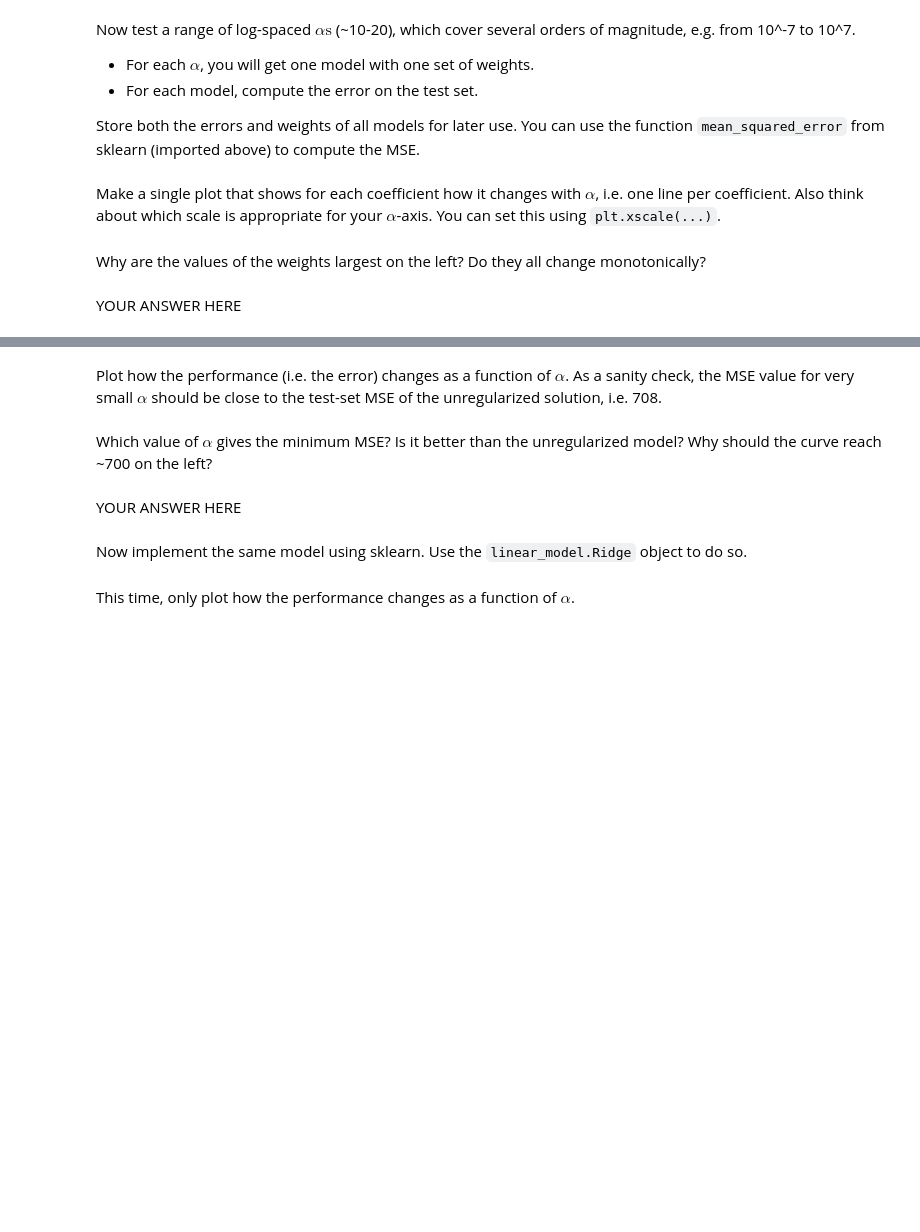
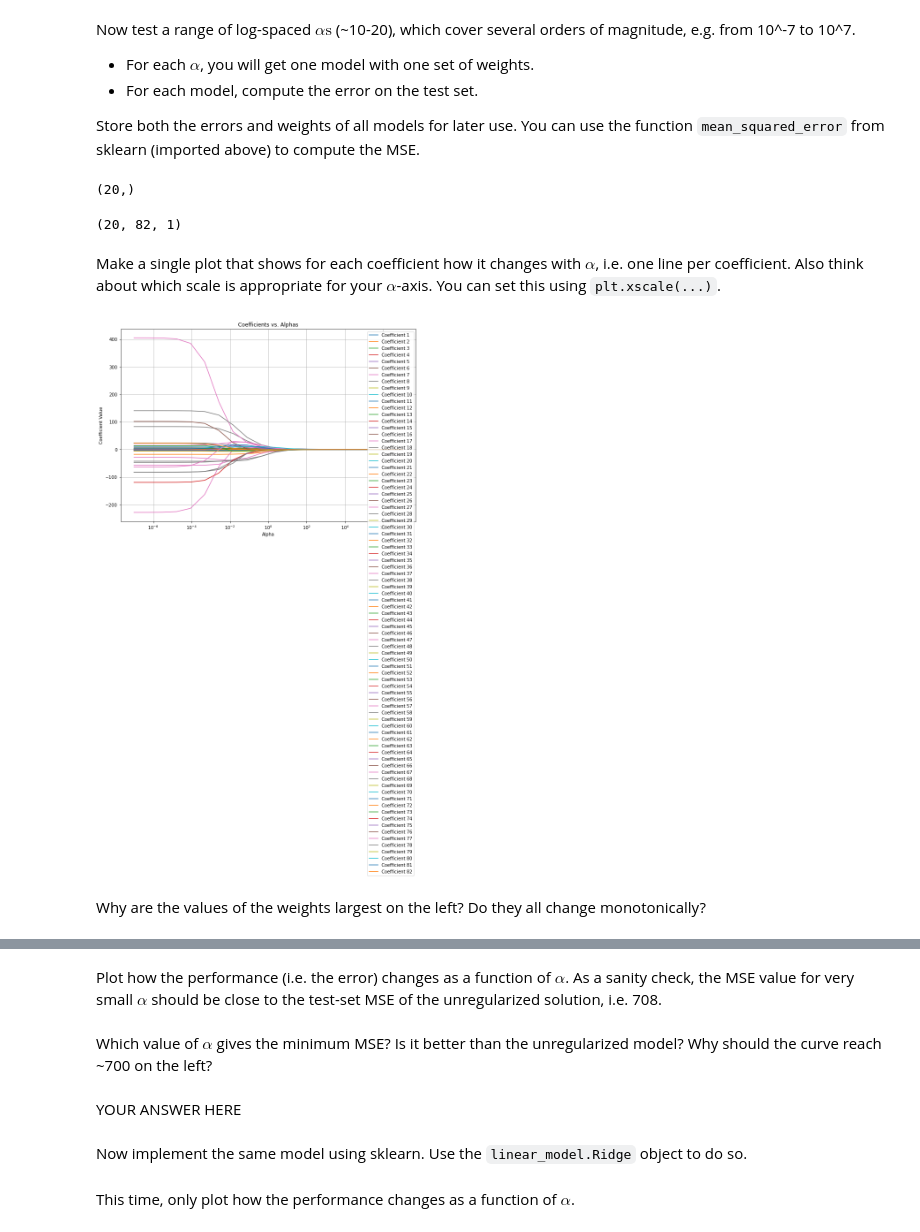
Before and after one commit to Deepak1520/Machine-Learning, a Jupyter notebook: Exercise 1/Exercise_1.ipynb, the cells around one changed output, grey strips where cells are left out. Saved outputs shown, nothing was run; the diff lists cells and outputs as text; code cells hidden in the pictures; blank space fills up the shorter version.

```diff
--- a/Exercise 1/1_Deepak_Shyam_NAME3.ipynb
+++ b/Exercise 1/Exercise_1.ipynb
@@ -362,2 +410,29 @@ alphas = np.logspace(-7, 7, 20)
+# %%
+alphas = np.logspace(-7, 7, 20)
+
+# ---------------- INSERT CODE ----------------------
+errors = []
+all_weights = []
+
+for alpha in alphas:
+    # Compute weights and predictions using ridge regression
+    weights, y_pred = ridge_regression(X_test, X_train, y_train, alpha)
+
+    # Compute MSE
+    mse = mean_squared_error(y_test, y_pred)
+
+    # Store MSE and weights
+    errors.append(mse)
+    all_weights.append(weights)
+
+# ---------------- END CODE -------------------------
+# %%
+alphas.shape
+# %% [output]
+(20,)
+# %%
+np.array(all_weights).shape
+# %% [output]
+(20, 82, 1)
 # %% [markdown]
 Make a single plot that shows for each coefficient how it changes with $\alpha$, i.e. one line per coefficient. Also think about which scale is appropriate for your $\alpha$-axis. You can set this using `plt.xscale(...)`.
@@ -366,4 +439,37 @@ Make a single plot that shows for each coefficient how it changes with $\alpha$,
+# %%
+# Plot of coefficients vs. alphas
+
+def plot_coefficients_vs_alphas(all_weights, alphas):
+
+    # Extract coefficients from all_weights
+    coefficients = np.array(all_weights).squeeze().T  # Transpose to have one coefficient per row
+
+    # Create the plot
+    plt.figure(figsize=(12, 8))
+
+    # Plot each coefficient
+    for i in range(coefficients.shape[0]):
+        plt.plot(alphas, coefficients[i,:], label=f'Coefficient {i+1}')
+
+    # Set plot labels and title
+    plt.xlabel('Alpha')
+    plt.ylabel('Coefficient Value')
+    plt.title('Coefficients vs. Alphas')
+
+    # Set log scale for alpha axis
+    plt.xscale('log')
+
+    # Add legend
+    plt.legend()
+
+    # Show plot
+    plt.grid(True)
+    plt.tight_layout()
+    plt.show()
+
+# Plot coefficients vs. alphas
+plot_coefficients_vs_alphas(all_weights, alphas)
+# %% [output]
+[figure, added]
 # %% [markdown]
 Why are the values of the weights largest on the left? Do they all change monotonically?
-# %% [markdown]
-YOUR ANSWER HERE
```
Also changed, not shown: parts of 17 cells of this notebook.
